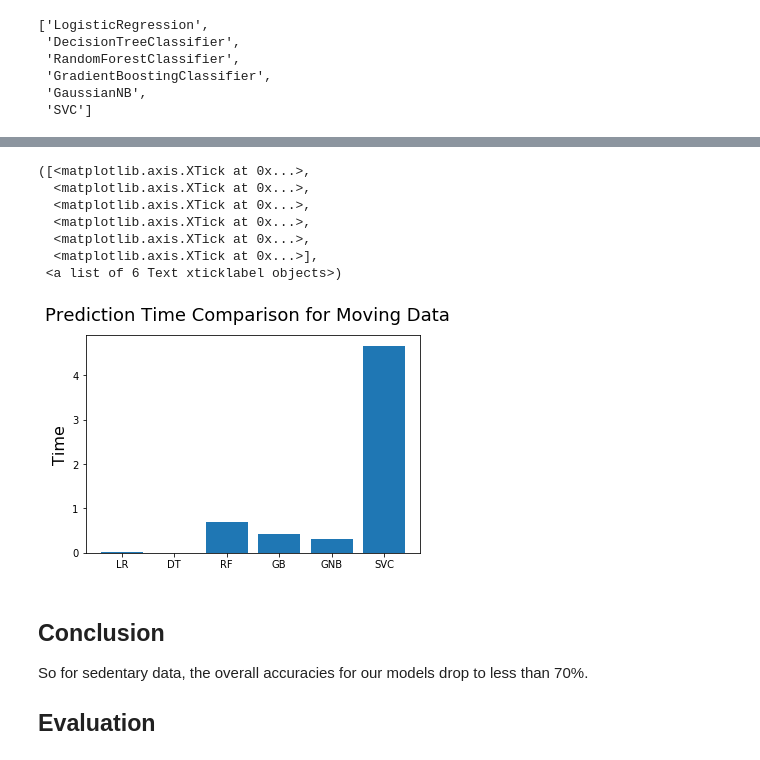
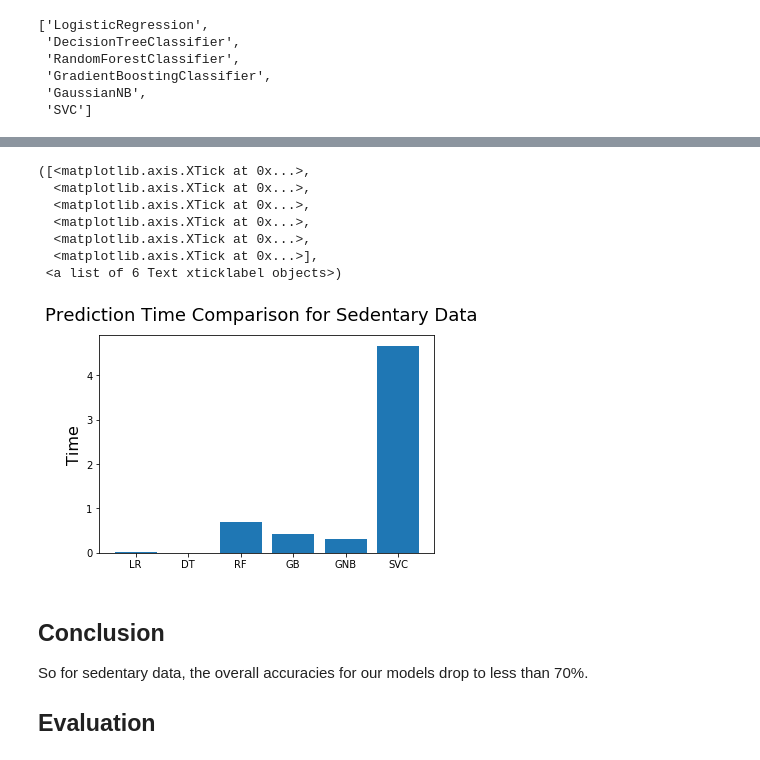
Before and after one commit to tinahbu/Gait-Cycle-Segmentation, a Jupyter notebook: Human Activity Prediction.ipynb, the cells around one changed output, grey strips where cells are left out. Saved outputs shown, nothing was run; the diff lists cells and outputs as text; code cells hidden in the pictures.

```diff
--- a/Human Activity Prediction.ipynb
+++ b/Human Activity Prediction.ipynb
@@ -484,20 +485,20 @@ plt.xticks(index, model)
 # %%
 # Plot the prediction time for each classifier
 fig = plt.figure()
 index = np.arange(len(model))
 plt.bar(index, pred_time)
-fig.suptitle('Prediction Time Comparison for Moving Data', fontsize=18)
+fig.suptitle('Prediction Time Comparison for Sedentary Data', fontsize=18)
 plt.ylabel('Time', fontsize=16)
 plt.xticks(index, model)
 # %% [output]
 ([<matplotlib.axis.XTick at 0x...>,
   <matplotlib.axis.XTick at 0x...>,
   <matplotlib.axis.XTick at 0x...>,
   <matplotlib.axis.XTick at 0x...>,
   <matplotlib.axis.XTick at 0x...>,
   <matplotlib.axis.XTick at 0x...>],
  <a list of 6 Text xticklabel objects>)
-[figure, old version]
+[figure, new version]
 # %% [markdown]
 ## Conclusion
 
```
Also changed, not shown: parts of 2 cells of this notebook, 1 other file.
